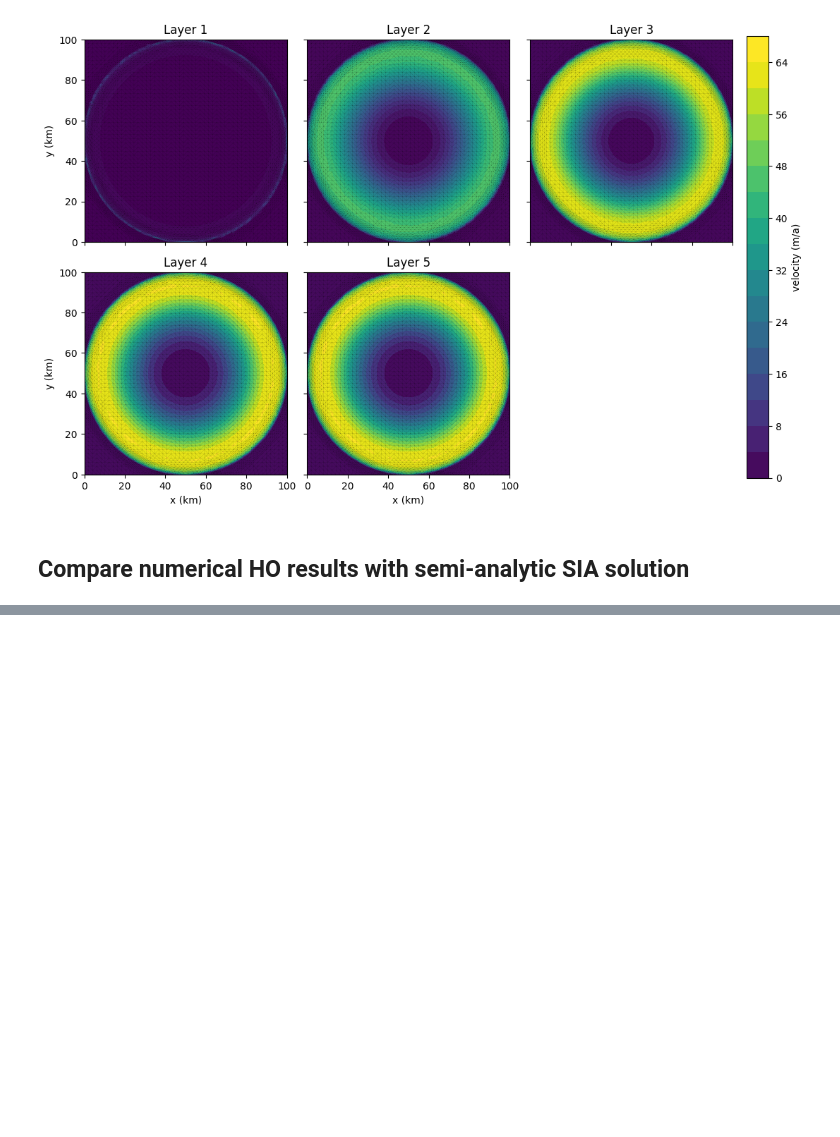
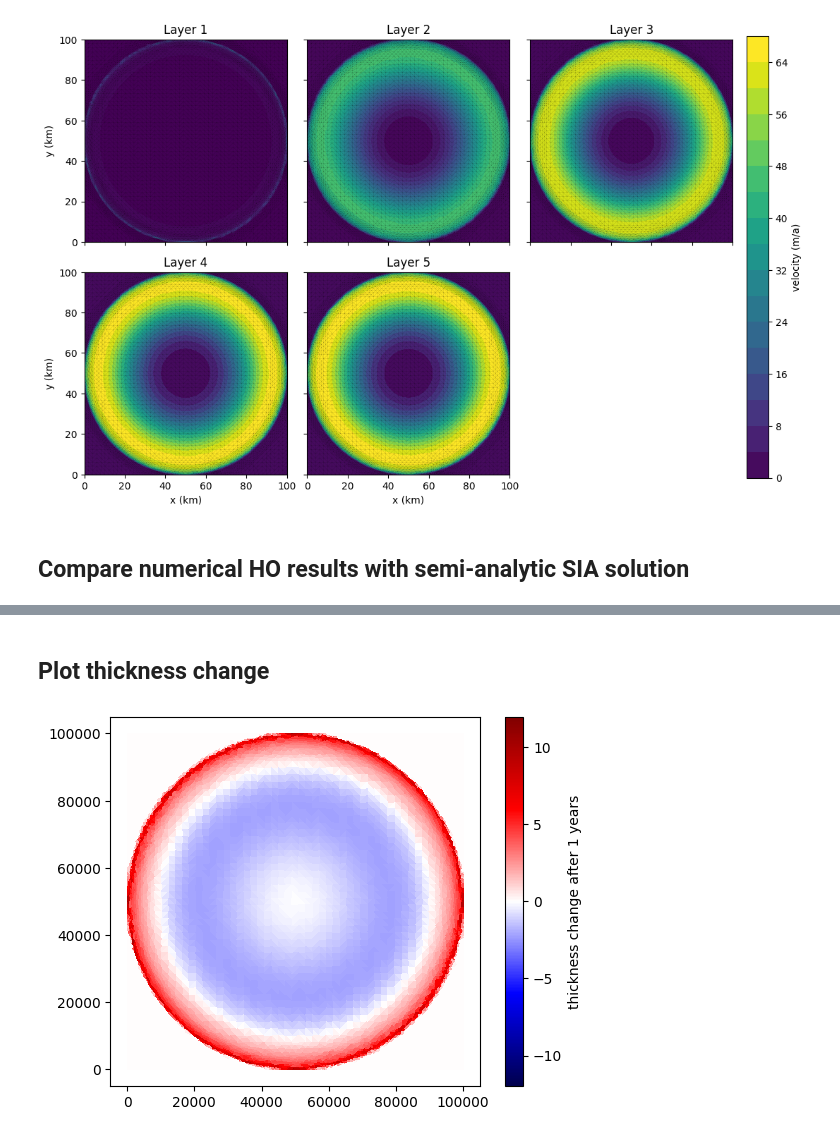
Before and after one commit to chrismiele/glimmer, a Jupyter notebook: issm/HO_dome.ipynb, the cells around one changed output, grey strips where cells are left out. Cells and saved outputs as stored; diff of their text form; code cells hidden in the pictures; blank space fills up the shorter version.

```diff
--- a/issm/HO_dome.ipynb
+++ b/issm/HO_dome.ipynb
@@ -122,6 +107,0 @@
-# %%
-md.stressbalance.spcvx = np.nan*np.ones_like(x) #initialize single-point constraints (SPCs) on vx and vy
-md.stressbalance.spcvy = np.nan*np.ones_like(x) #wherever these remain nans, the model assumes an ice front
-md.stressbalance.spcvz = np.nan*np.ones_like(x)
-# md.stressbalance.spcvx[Γ_term] = 0.
-# md.stressbalance.spcvy[Γ_term] = 0.
@@ -132,7 +108 @@ A few extra things we need to set before the model will run... mostly unclear wh
-# %%
-md.stressbalance.referential = np.nan*np.ones((len(x), 6))
-md.stressbalance.loadingforce = np.zeros((len(x), 3))
-md.miscellaneous.name = 'HO_dome_tutorial'
-md.basalforcings.groundedice_melting_rate = np.zeros(len(x))
-md.basalforcings.floatingice_melting_rate = np.zeros(len(x))
 # %% [markdown]
@@ -245,0 +204,11 @@ plt.show()
+# %% [markdown]
+## Plot thickness change
+# %%
+ΔH = H - H_0
+vmax = np.max(np.abs(ΔH))
+plt.figure()
+plt.tripcolor(x, y, elts, ΔH, vmin = -vmax, vmax = vmax, cmap = 'seismic')
+plt.colorbar().set_label(f'thickness change after {Δt} years')
+plt.gca().set_aspect('equal')
+# %% [output]
+[figure, added]
```
Also changed, not shown: parts of 15 cells of this notebook, 2 other files.
